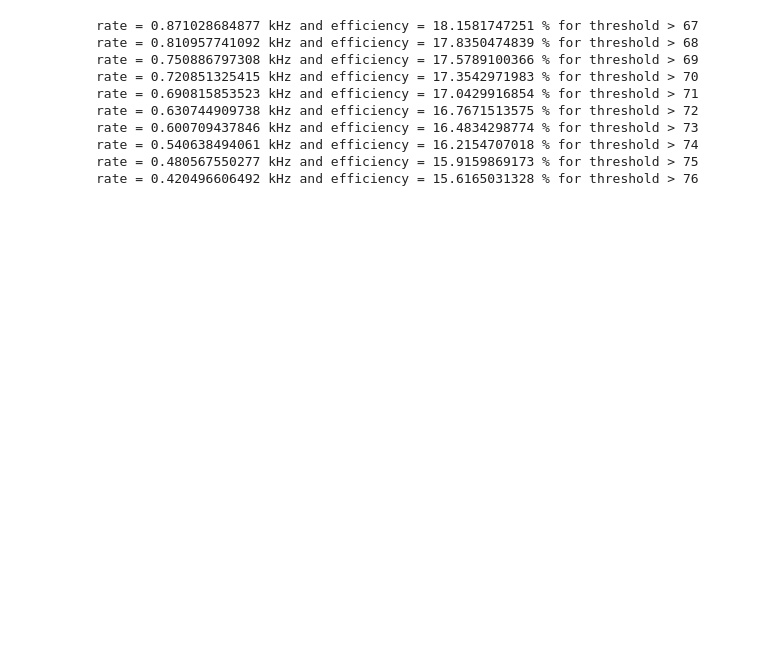
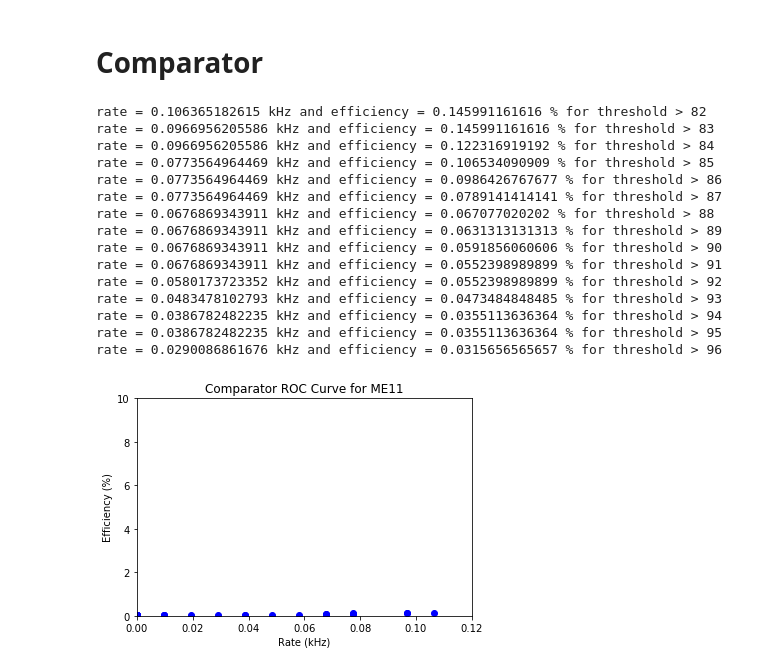
Before and after one commit to fmanteca/Rate_Calculations, a Jupyter notebook: ROC_maker.ipynb, the cells around one changed output. Drawn from its saved outputs; the diff is of its cells as text; code cells hidden in the pictures; blank space fills up the shorter version.

Commit message:
ROC Maker now get optimal thresholds for each station/ring

```diff
--- a/ROC_maker.ipynb
+++ b/ROC_maker.ipynb
@@ -10,7 +10,9 @@ from tqdm import tqdm
 from IPython.core.display import display, HTML
 display(HTML("<style>.container { width:100% !important; }</style>"))
 # %%
-input_bkg = ['trees/MaxDigis_tree_Neutrino_gun.root']
+input_bkg = [#'trees/MaxDigis_tree_Neutrino_gun.root',
+             'trees/MaxDigis_tree_Data.root',
+            ]
 first_sig = ['trees/MaxDigis_tree_HTo2LongLivedTo4b_MH-125_MFF-25_CTau-15000mm_TuneCP5_14TeV_pythia8.root']
 input_sig = ['trees/MaxDigis_tree_HTo2LongLivedTo4b_MH-125_MFF-25_CTau-1500mm_TuneCP5_14TeV_pythia8.root',
              #'trees/MaxDigis_tree_HTo2LongLivedTo4b_MH-1000_MFF-450_CTau-100000mm_TuneCP5_14TeV_pythia8.root',
@@ -135,4 +136,4 @@ Text(0.5,1,'Comparator ROC Curve')
 # %%
-for i in range(len(comp_rate)):
-    if comp_rate[i] > 0.4 and comp_rate[i] < 1:
-        print 'rate =', comp_rate[i], 'kHz and efficiency =', comp_efficiency[i], '% for threshold >', comp_limits[i]
+# for i in range(len(comp_rate)):
+#     if comp_rate[i] > 0.4 and comp_rate[i] < 1:
+#         print 'rate =', comp_rate[i], 'kHz and efficiency =', comp_efficiency[i], '% for threshold >', comp_limits[i]
@@ -176,15 +170,51 @@ Text(0.5,1,'Wire ROC Curve')
 # %%
-for i in range(len(wire_rate)):
-    if wire_rate[i] > 0.4 and wire_rate[i] < 1.0:
-        print 'rate =', wire_rate[i], 'kHz and efficiency =', wire_efficiency[i], '% for threshold >', wire_limits[i]
+# for i in range(len(wire_rate)):
+#     if wire_rate[i] > 0.4 and wire_rate[i] < 1.0:
+#         print 'rate =', wire_rate[i], 'kHz and efficiency =', wire_efficiency[i], '% for threshold >', wire_limits[i]
-# %% [output]
-rate = 0.871028684877 kHz and efficiency = 18.1581747251 % for threshold > 67
-rate = 0.810957741092 kHz and efficiency = 17.8350474839 % for threshold > 68
-rate = 0.750886797308 kHz and efficiency = 17.5789100366 % for threshold > 69
-rate = 0.720851325415 kHz and efficiency = 17.3542971983 % for threshold > 70
-rate = 0.690815853523 kHz and efficiency = 17.0429916854 % for threshold > 71
-rate = 0.630744909738 kHz and efficiency = 16.7671513575 % for threshold > 72
-rate = 0.600709437846 kHz and efficiency = 16.4834298774 % for threshold > 73
-rate = 0.540638494061 kHz and efficiency = 16.2154707018 % for threshold > 74
-rate = 0.480567550277 kHz and efficiency = 15.9159869173 % for threshold > 75
-rate = 0.420496606492 kHz and efficiency = 15.6165031328 % for threshold > 76
+# %% [markdown]
+# Comparator
+# %%
+comp_efficiency=[0]
+comp_sig_tot = len(comp_sig)
+comp_rate=[0]
+comp_bkg_tot = len(comp_bkg)
+comp_limits=[0]
+
+min_=0
+max_=130
+it_=1
+
+for limit in tqdm(xrange(min_,max_,it_)):
+    comp_efficiency.append(len(comp_sig[(comp_sig['Ev_max_nComp_ME11'] > limit)])/comp_sig_tot*100)
+
+    comp_rate.append(len(comp_bkg[(comp_bkg['Ev_max_nComp_ME11'] > limit)])/comp_bkg_tot*30*1000)
+
+    comp_limits.append(limit)
+
+plt.plot(comp_rate,comp_efficiency,'bo')
+plt.xlim(0,.12)
+plt.ylim(0,10)
+plt.xlabel('Rate (kHz)')
+plt.ylabel('Efficiency (%)')
+plt.title('Comparator ROC Curve for ME11')
+
+for i in range(len(comp_rate)):
+    if comp_rate[i] > 0.02 and comp_rate[i] < 0.12:
+        print 'rate =', comp_rate[i], 'kHz and efficiency =', comp_efficiency[i], '% for threshold >', comp_limits[i]
+# %% [output]
+rate = 0.106365182615 kHz and efficiency = 0.145991161616 % for threshold > 82
+rate = 0.0966956205586 kHz and efficiency = 0.145991161616 % for threshold > 83
+rate = 0.0966956205586 kHz and efficiency = 0.122316919192 % for threshold > 84
+rate = 0.0773564964469 kHz and efficiency = 0.106534090909 % for threshold > 85
+rate = 0.0773564964469 kHz and efficiency = 0.0986426767677 % for threshold > 86
+rate = 0.0773564964469 kHz and efficiency = 0.0789141414141 % for threshold > 87
+rate = 0.0676869343911 kHz and efficiency = 0.067077020202 % for threshold > 88
+rate = 0.0676869343911 kHz and efficiency = 0.0631313131313 % for threshold > 89
+rate = 0.0676869343911 kHz and efficiency = 0.0591856060606 % for threshold > 90
+rate = 0.0676869343911 kHz and efficiency = 0.0552398989899 % for threshold > 91
+rate = 0.0580173723352 kHz and efficiency = 0.0552398989899 % for threshold > 92
+rate = 0.0483478102793 kHz and efficiency = 0.0473484848485 % for threshold > 93
+rate = 0.0386782482235 kHz and efficiency = 0.0355113636364 % for threshold > 94
+rate = 0.0386782482235 kHz and efficiency = 0.0355113636364 % for threshold > 95
+rate = 0.0290086861676 kHz and efficiency = 0.0315656565657 % for threshold > 96
+[figure, added]
```
Also changed, not shown: parts of 29 cells of this notebook, 1 other file.
